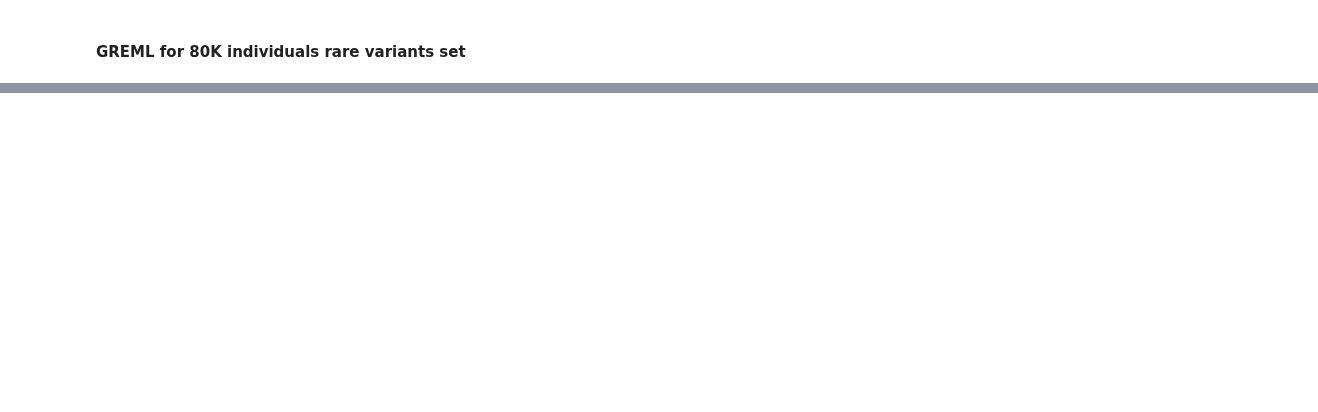
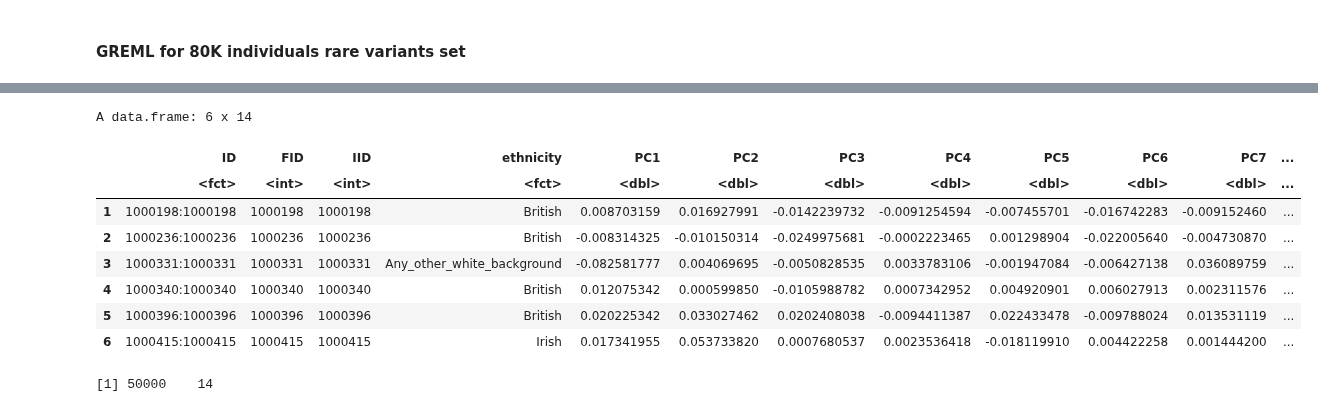
Before and after one commit to statgenetics/UKBB_GWAS_dev, a Jupyter notebook: workflow/rare_variants/050922_rare_variant_heritability.ipynb, the cells around one changed output, grey strips where cells are left out. Drawn from its saved outputs; the diff is of its cells as text; code cells hidden in the pictures; blank space fills up the shorter version.

```diff
--- a/workflow/rare_variants/050922_rare_variant_heritability.ipynb
+++ b/workflow/rare_variants/050922_rare_variant_heritability.ipynb
@@ -1769,0 +2360,15 @@ INFO: Workflow csg (ID=w17345c80d3c5f565) is executed successfully with 1 comple
+# %%
+pca <- read.table("~/UKBiobank/results/ARHI_heritability/061322_pca_common_50K/f2257/090321_UKBB_Hearing_noise_f2257_expandedwhite_65660cases_96601ctrl.pca.txt", header=T)
+head(pca)
+dim(pca)
+# %% [output]
+A data.frame: 6 x 14
+|  | ID | FID | IID | ethnicity | PC1 | PC2 | PC3 | PC4 | PC5 | PC6 | PC7 | ... |
+|  | <fct> | <int> | <int> | <fct> | <dbl> | <dbl> | <dbl> | <dbl> | <dbl> | <dbl> | <dbl> | ... |
+| 1 | 1000198:1000198 | 1000198 | 1000198 | British | 0.008703159 | 0.016927991 | -0.0142239732 | -0.0091254594 | -0.007455701 | -0.016742283 | -0.009152460 | ... |
+| 2 | 1000236:1000236 | 1000236 | 1000236 | British | -0.008314325 | -0.010150314 | -0.0249975681 | -0.0002223465 | 0.001298904 | -0.022005640 | -0.004730870 | ... |
+| 3 | 1000331:1000331 | 1000331 | 1000331 | Any_other_white_background | -0.082581777 | 0.004069695 | -0.0050828535 | 0.0033783106 | -0.001947084 | -0.006427138 | 0.036089759 | ... |
+| 4 | 1000340:1000340 | 1000340 | 1000340 | British | 0.012075342 | 0.000599850 | -0.0105988782 | 0.0007342952 | 0.004920901 | 0.006027913 | 0.002311576 | ... |
+| 5 | 1000396:1000396 | 1000396 | 1000396 | British | 0.020225342 | 0.033027462 | 0.0202408038 | -0.0094411387 | 0.022433478 | -0.009788024 | 0.013531119 | ... |
+| 6 | 1000415:1000415 | 1000415 | 1000415 | Irish | 0.017341955 | 0.053733820 | 0.0007680537 | 0.0023536418 | -0.018119910 | 0.004422258 | 0.001444200 | ... |
+[1] 50000    14
```
Also changed, not shown: parts of 122 cells of this notebook, 3 other files.
